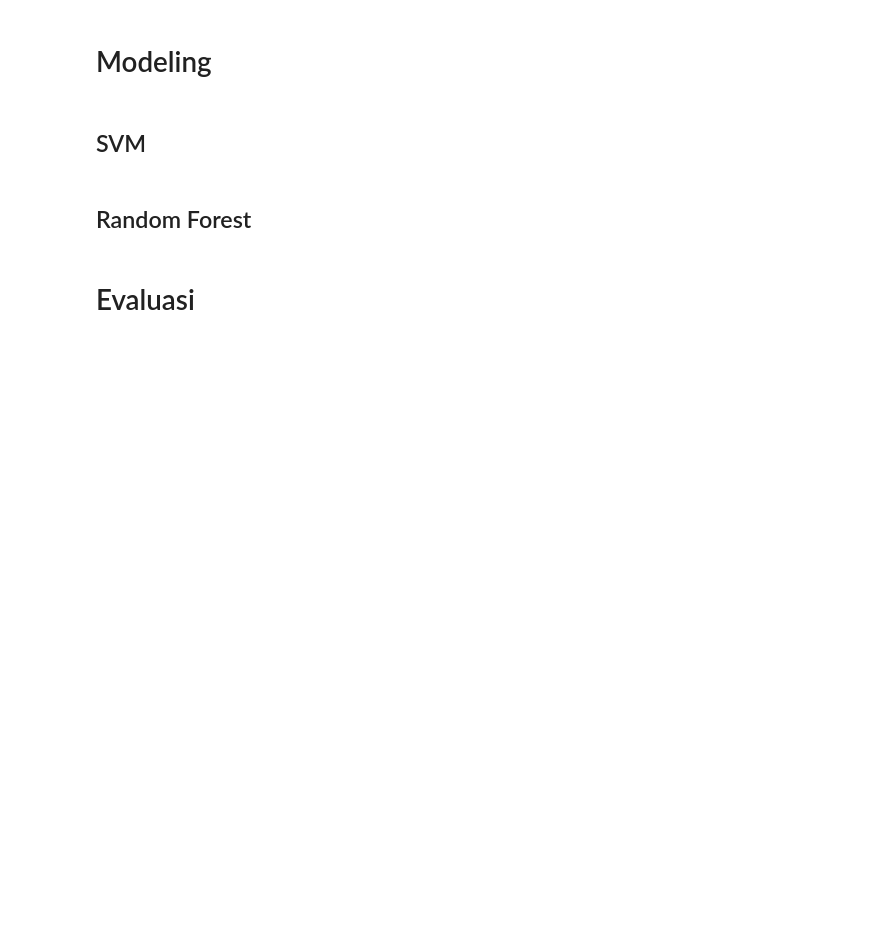
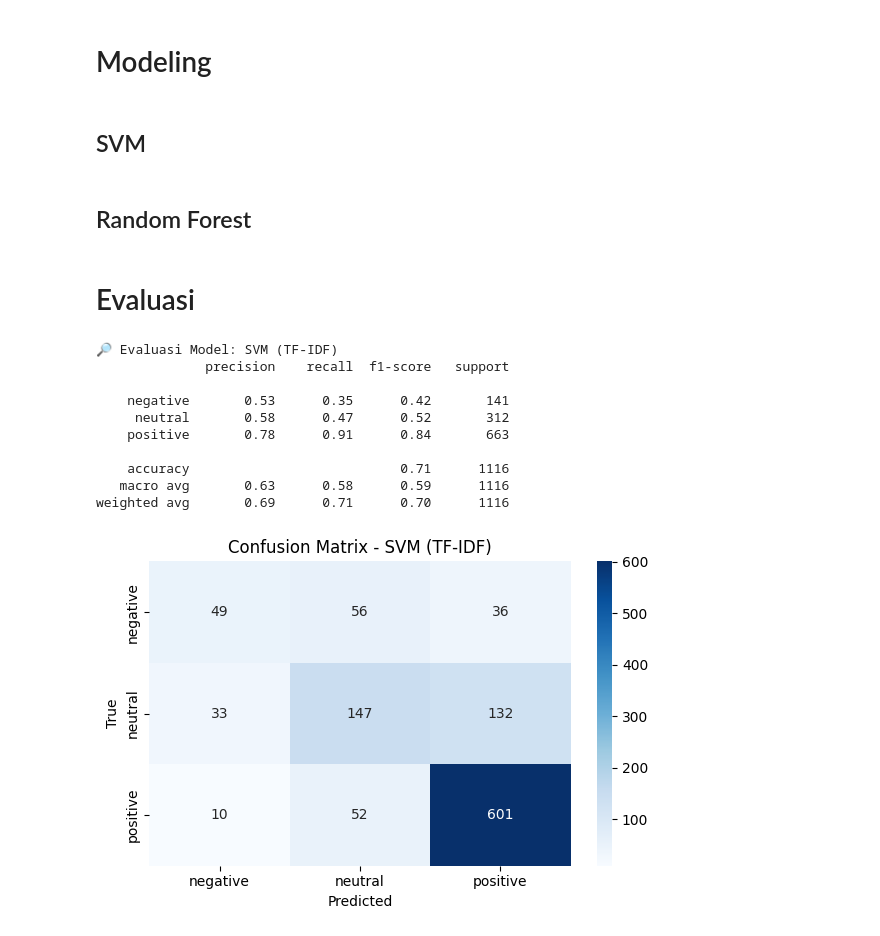
Before and after one commit to alandhar/tokped-review_sentiment-analysis, a Jupyter notebook: model.ipynb, the cells around one changed output. Drawn from its saved outputs; the diff is of its cells as text; code cells hidden in the pictures; blank space fills up the shorter version.

Commit message:
editing model file and add requirement.txt

```diff
--- a/model.ipynb
+++ b/model.ipynb
@@ -255,3 +255,32 @@ rf_model.fit(X_train_vec, y_train)
 y_pred_rf = rf_model.predict(X_test_vec)
 # %% [markdown]
 # Evaluasi
+# %%
+# Fungsi evaluasi
+def evaluate_model(name, y_true, y_pred):
+    print(f"\n🔎 Evaluasi Model: {name}")
+    print(classification_report(y_true, y_pred, target_names=["negative", "neutral", "positive"]))
+    cm = confusion_matrix(y_true, y_pred)
+    plt.figure(figsize=(6, 4))
+    sns.heatmap(cm, annot=True, fmt='d', cmap='Blues',
+                xticklabels=["negative", "neutral", "positive"],
+                yticklabels=["negative", "neutral", "positive"])
+    plt.title(f"Confusion Matrix - {name}")
+    plt.xlabel("Predicted")
+    plt.ylabel("True")
+    plt.tight_layout()
+    plt.show()
+# %%
+evaluate_model("SVM (TF-IDF)", y_test, y_pred_svm)
+# %% [output]
+🔎 Evaluasi Model: SVM (TF-IDF)
+              precision    recall  f1-score   support
+
+    negative       0.53      0.35      0.42       141
+     neutral       0.58      0.47      0.52       312
+    positive       0.78      0.91      0.84       663
+
+    accuracy                           0.71      1116
+   macro avg       0.63      0.58      0.59      1116
+weighted avg       0.69      0.71      0.70      1116
+[figure, added]
```
Also changed, not shown: parts of 5 cells of this notebook, 1 other file.
